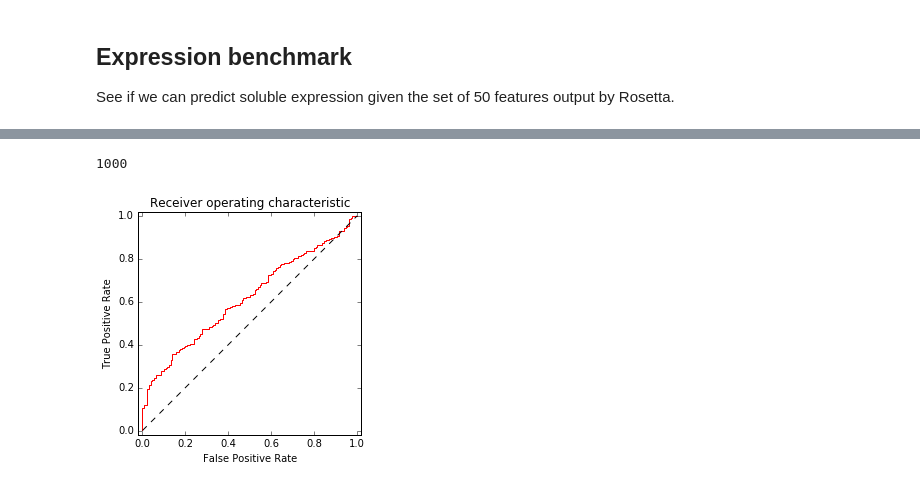
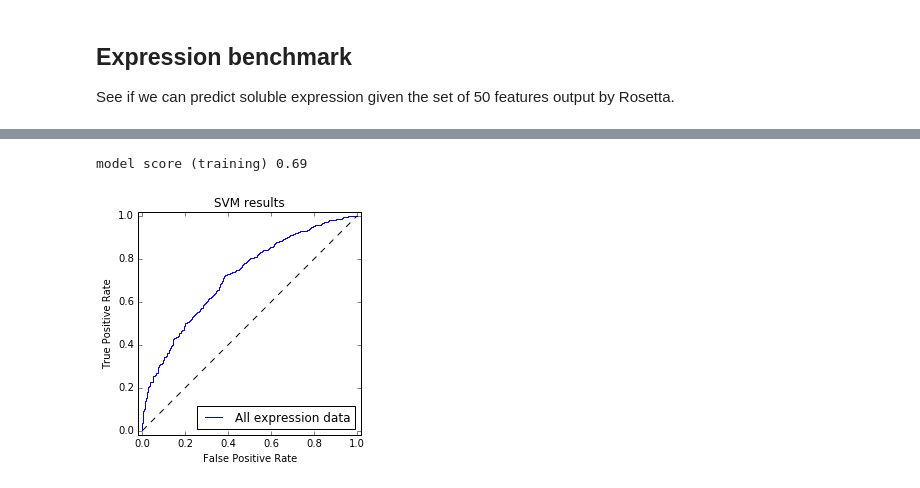
Before and after one commit to dacarlin/bagel-benchmark, a Jupyter notebook: Untitled.ipynb, the cells around one changed output, grey strips where cells are left out. Saved outputs shown, nothing was run; the diff lists cells and outputs as text; code cells hidden in the pictures.

```diff
--- a/Untitled.ipynb
+++ b/Untitled.ipynb
@@ -182,83 +384,54 @@ keep_cols = [ u'total_score', u'fa_rep', u'hbond_sc',
 # %%
+# plain SVM on all expression data we have
+
+# test-versus-train style
+
 import pandas
 from sklearn import svm
 from sklearn.ensemble import BaggingClassifier
 %matplotlib inline
 import matplotlib.pyplot as plt
 from sklearn.metrics import roc_curve
 
 def low10( df ):
     return df.sort_values( by='total_score' ).head( 10 ) #.mean()
 
 thermo = pandas.read_csv( 'data_sets/expression_cat.csv', index_col='name' )
 sf = pandas.read_csv( 'data_sets/scorefile.csv' )
 sf['name'] = sf.description.str.split( '_' ).str[ 1 ]
 
 grouped = sf.groupby( 'name' )
 low10 = grouped.apply( low10 )
 low10.index = low10.name
 
+joined_blind = low10.join( blind_data ).dropna()
+
 x = low10.join( thermo ).dropna()
-x = x[ keep_cols ]
+x = x[ features ]
 
-y = x.expression.round().astype( bool )
-#y = x.expression * 2 # for multi-class
+y = x.expression.round()
 X = x.drop( u'expression', axis=1 )
 
-clf = svm.SVC( kernel='linear' )
-bag = BaggingClassifier( clf, n_estimators=10, n_jobs=-1 )
-bag.fit( X, y )
+clf = svm.SVC( kernel='linear', C=1 )
+clf.fit( X, y )
 
-print 'model score', bag.score( X, y )
-preds = bag.predict( X )
-scores = bag.decision_function( X )
-fpr, tpr, __ = roc_curve( y, scores )
+print 'model score', clf.score( X, y ).round( 2 )
+
+preds = clf.predict( X )
+scores = clf.decision_function( X )
+
+fpr_train, tpr_train, __ = roc_curve( y, scores )
 
 plt.figure( figsize=(4,4) )
-plt.plot( fpr, tpr )
+plt.plot( fpr_train, tpr_train )
 plt.plot([0, 1], [0, 1], 'k--')
 plt.xlim([-0.02, 1.02])
 plt.ylim([-0.02, 1.02])
 plt.xlabel('False Positive Rate')
 plt.ylabel('True Positive Rate')
-plt.title('Receiver operating characteristic')
-plt.legend(loc="lower right")
+plt.title('SVM results')
+plt.legend( [ 'All expression data' ], loc='lower right' )
 plt.show()
+# %% [output]
+model score (training) 0.69
+[figure, added]
-# %%
-# blind predictions
-
-blind_data = pandas.read_csv( 'data_sets/expression_data.csv', index_col='name' )
-
-def low10( df ):
-    return df.sort_values( by='total_score' ).head( 10 ) #.mean()
-
-sf = pandas.read_csv( 'data_sets/scorefile.csv' )
-sf['name'] = sf.description.str.split( '_' ).str[ 1 ]
-
-grouped = sf.groupby( 'name' )
-low10 = grouped.apply( low10 )
-low10.index = low10.name
-joined_blind = low10.join( blind_data ).dropna()
-print len( joined_blind) # should be 10 * ( n_samples )
-
-little_x = joined_blind[ keep_cols ]
-X_test = little_x.drop( 'expression', axis=1 )
-y_test = joined_blind.expression.astype( bool )
-
-test_predictions = bag.predict( X_test )
-scores = bag.decision_function( X_test )
-fpr, tpr, __ = roc_curve( y_test, scores )
-
-plt.figure( figsize=(4,4) )
-plt.plot( fpr, tpr, color='r' )
-plt.plot([0, 1], [0, 1], 'k--')
-plt.xlim([-0.02, 1.02])
-plt.ylim([-0.02, 1.02])
-plt.xlabel('False Positive Rate')
-plt.ylabel('True Positive Rate')
-plt.title('Receiver operating characteristic')
-plt.legend(loc="lower right")
-plt.show()
-# %% [output]
-1000
-[figure, removed]
```
Also changed, not shown: parts of 23 cells of this notebook, 10 other files.
